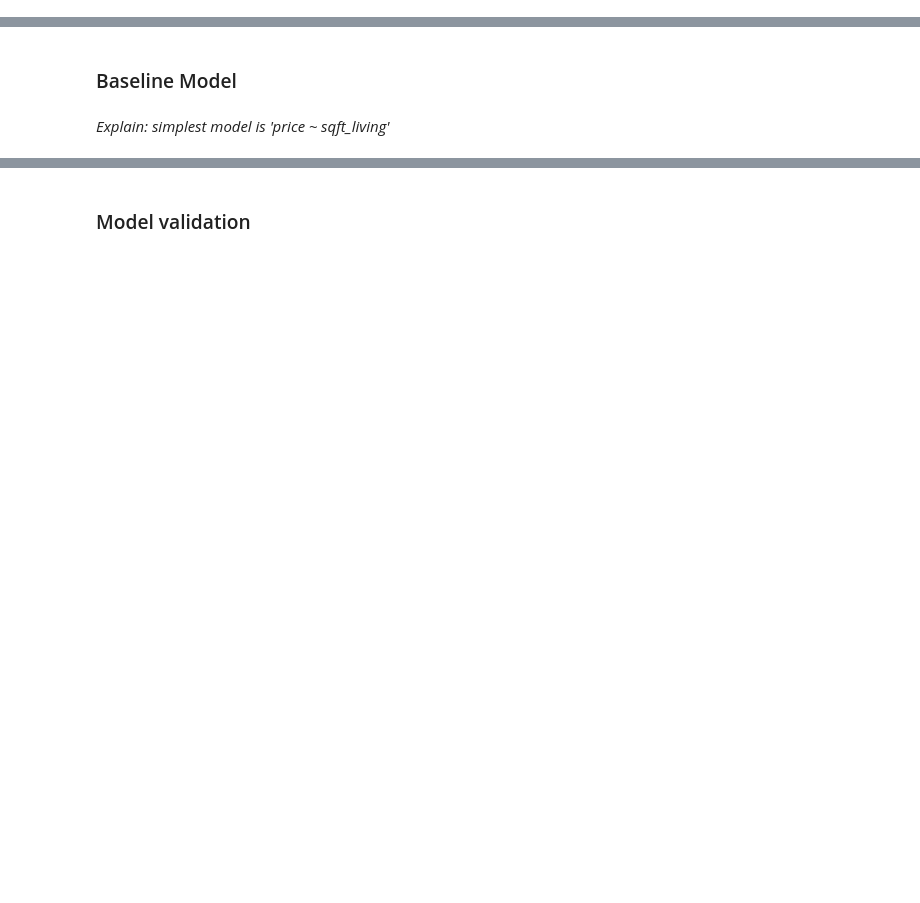
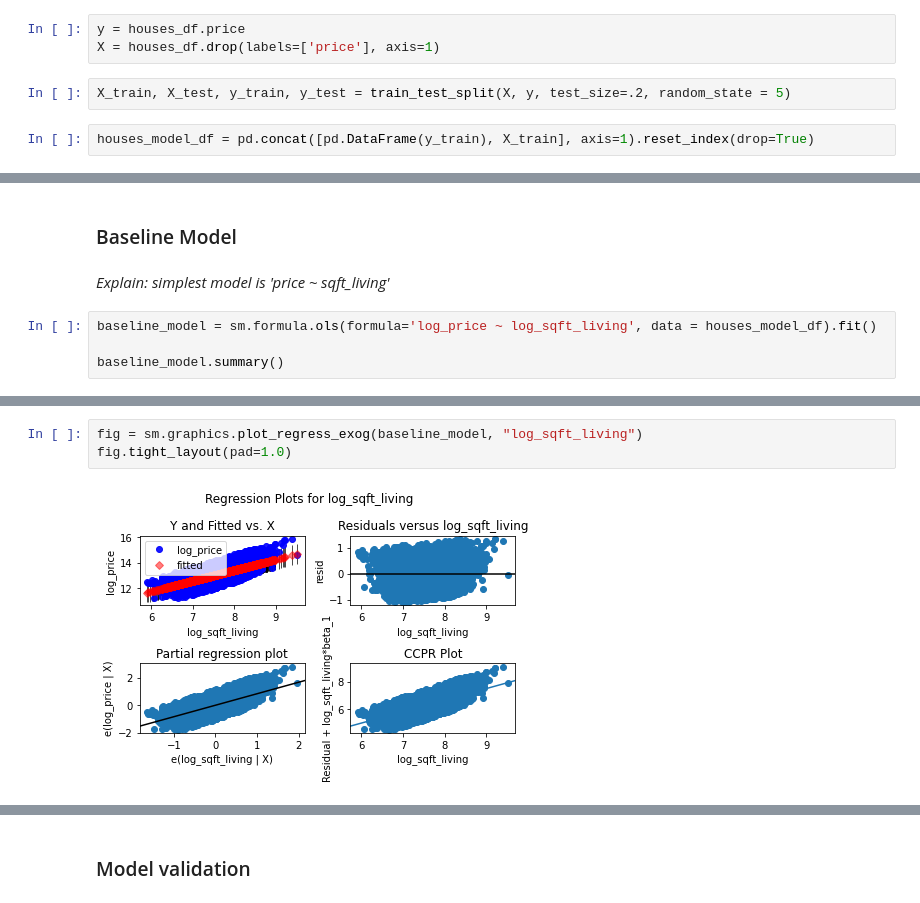
Before and after one commit to jmarkowi/kingcounty, a Jupyter notebook: predicting_prices_king_count.ipynb, the cells around one changed output, grey strips where cells are left out. Saved outputs shown, nothing was run; the diff lists cells and outputs as text; blank space fills up the shorter version.

Commit message:
model

```diff
--- a/predicting_prices_king_count.ipynb
+++ b/predicting_prices_king_count.ipynb
@@ -78,0 +158,7 @@ houses_df.hist(column=['log_price', 'log_sqft_living'], bins='auto');
+# %%
+y = houses_df.price
+X = houses_df.drop(labels=['price'], axis=1)
+# %%
+X_train, X_test, y_train, y_test = train_test_split(X, y, test_size=.2, random_state = 5)
+# %%
+houses_model_df = pd.concat([pd.DataFrame(y_train), X_train], axis=1).reset_index(drop=True)
@@ -80,3 +182,7 @@ houses_df.hist(column=['log_price', 'log_sqft_living'], bins='auto');
 ### Baseline Model
 # %% [markdown]
 *Explain: simplest model is 'price ~ sqft_living'*
+# %%
+baseline_model = sm.formula.ols(formula='log_price ~ log_sqft_living', data = houses_model_df).fit()
+
+baseline_model.summary()
@@ -82,0 +209,5 @@ houses_df.hist(column=['log_price', 'log_sqft_living'], bins='auto');
+# %%
+fig = sm.graphics.plot_regress_exog(baseline_model, "log_sqft_living")
+fig.tight_layout(pad=1.0)
+# %% [output]
+[figure, added]
```
Also changed, not shown: parts of 15 cells of this notebook.
